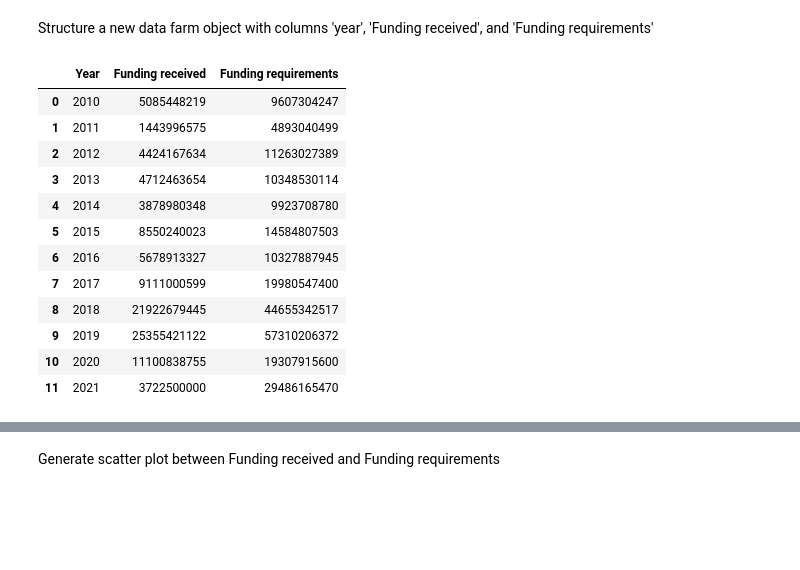
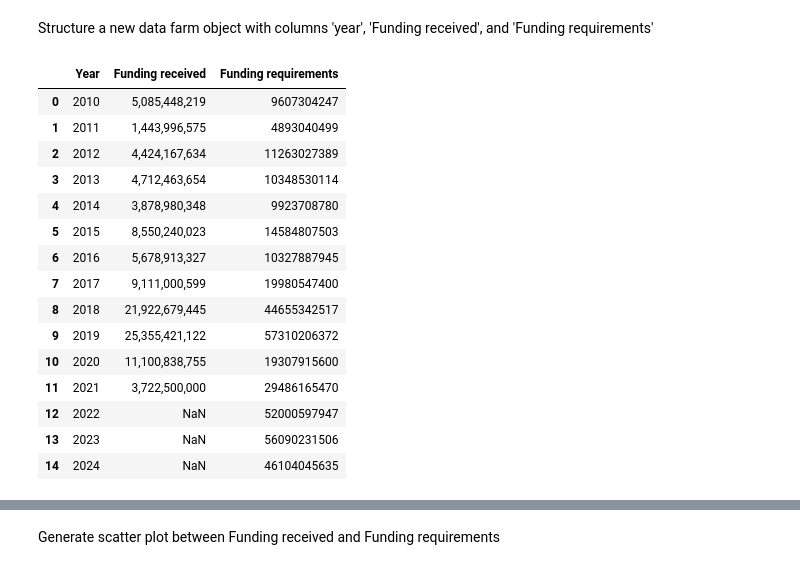
Before and after one commit to sayhussain248/crisis_phase1, a Jupyter notebook: notebooks/yuzhuang_eda.ipynb, the cells around one changed output, grey strips where cells are left out. Saved outputs shown, nothing was run; the diff lists cells and outputs as text; code cells hidden in the pictures; blank space fills up the shorter version.

```diff
--- a/notebooks/yuzhuang_eda.ipynb
+++ b/notebooks/yuzhuang_eda.ipynb
@@ -33,27 +33,31 @@ df_filtered = df[df['Metric'].isin(['Funding received', 'Funding requirements'])
 Group and sum up the value of Funding received and Funding requirements value by years
 # %%
 yearly_funding = df_filtered.groupby(['Year', 'Metric'])['Value'].sum().reset_index()
+pd.set_option('display.float_format', '{:,.0f}'.format)
 # %% [markdown]
 Structure a new data farm object with columns 'year', 'Funding received', and 'Funding requirements'
 # %%
 yearly_received = yearly_funding[yearly_funding['Metric'] == 'Funding received'].rename(columns={'Value': 'Funding received'})
 yearly_requirements = yearly_funding[yearly_funding['Metric'] == 'Funding requirements'].rename(columns={'Value': 'Funding requirements'})
 
-yearly_merge = pd.merge(yearly_received, yearly_requirements, on=['Year'])
+yearly_merge = pd.merge(yearly_received, yearly_requirements, how='outer', on=['Year'])
 yearly_merge.drop(columns=['Metric_x', 'Metric_y'], inplace=True)
 
 yearly_merge
 # %% [output]
 |  | Year | Funding received | Funding requirements |
-| 0 | 2010 | 5085448219 | 9607304247 |
-| 1 | 2011 | 1443996575 | 4893040499 |
-| 2 | 2012 | 4424167634 | 11263027389 |
-| 3 | 2013 | 4712463654 | 10348530114 |
-| 4 | 2014 | 3878980348 | 9923708780 |
-| 5 | 2015 | 8550240023 | 14584807503 |
-| 6 | 2016 | 5678913327 | 10327887945 |
-| 7 | 2017 | 9111000599 | 19980547400 |
-| 8 | 2018 | 21922679445 | 44655342517 |
-| 9 | 2019 | 25355421122 | 57310206372 |
-| 10 | 2020 | 11100838755 | 19307915600 |
-| 11 | 2021 | 3722500000 | 29486165470 |
+| 0 | 2010 | 5,085,448,219 | 9607304247 |
+| 1 | 2011 | 1,443,996,575 | 4893040499 |
+| 2 | 2012 | 4,424,167,634 | 11263027389 |
+| 3 | 2013 | 4,712,463,654 | 10348530114 |
+| 4 | 2014 | 3,878,980,348 | 9923708780 |
+| 5 | 2015 | 8,550,240,023 | 14584807503 |
+| 6 | 2016 | 5,678,913,327 | 10327887945 |
+| 7 | 2017 | 9,111,000,599 | 19980547400 |
+| 8 | 2018 | 21,922,679,445 | 44655342517 |
+| 9 | 2019 | 25,355,421,122 | 57310206372 |
+| 10 | 2020 | 11,100,838,755 | 19307915600 |
+| 11 | 2021 | 3,722,500,000 | 29486165470 |
+| 12 | 2022 | NaN | 52000597947 |
+| 13 | 2023 | NaN | 56090231506 |
+| 14 | 2024 | NaN | 46104045635 |
```
Also changed, not shown: parts of 3 cells of this notebook.
